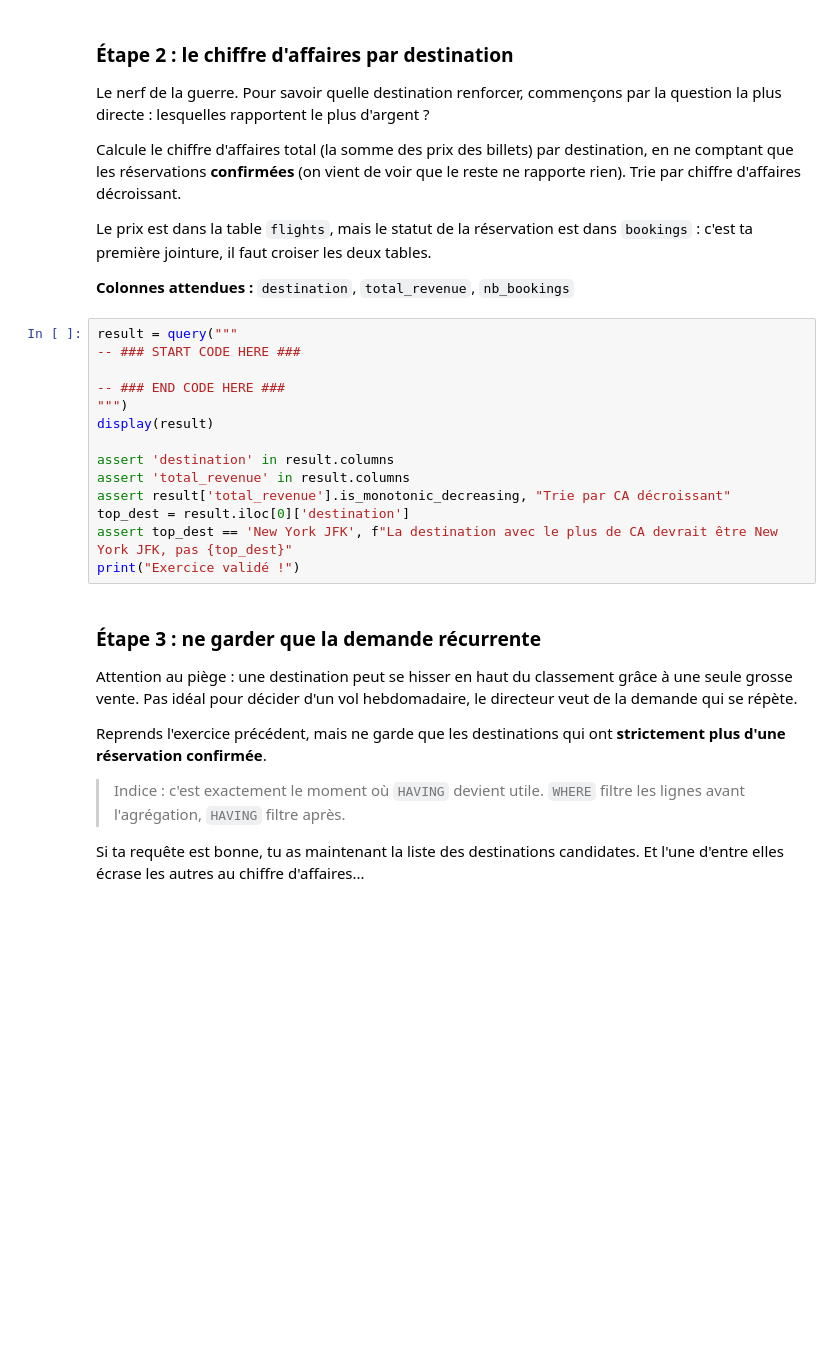
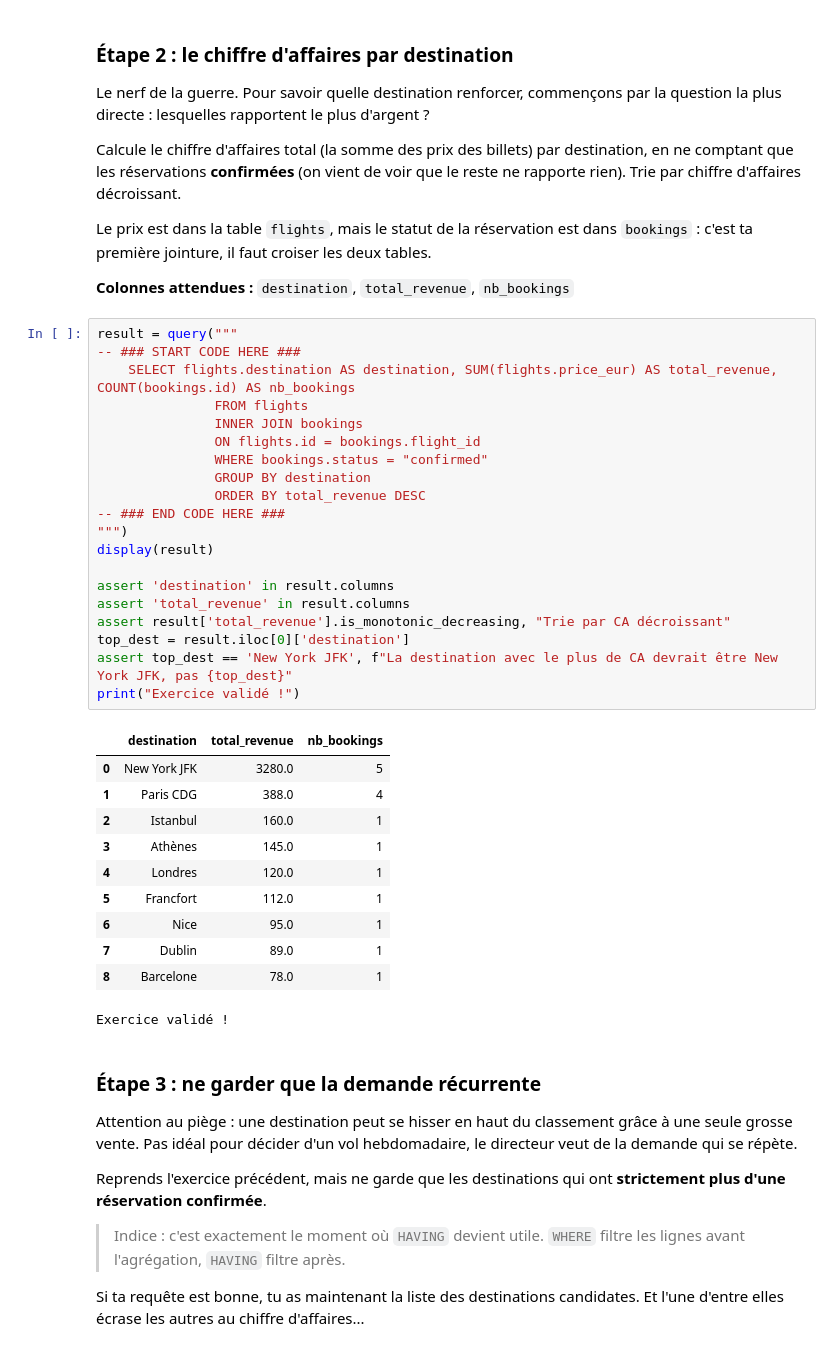
Before and after one commit to smazoyerdatascience/Cahier_Vacances_2026_Machine_Learnia, a Jupyter notebook: Projet_01/projet_01.ipynb, the cells around one changed output. Saved outputs shown, nothing was run; the diff lists cells and outputs as text; blank space fills up the shorter version.

```diff
--- a/Projet_01/projet_01.ipynb
+++ b/Projet_01/projet_01.ipynb
@@ -509,17 +509,35 @@ Le prix est dans la table `flights`, mais le statut de la réservation est dans
 # %%
 result = query("""
 -- ### START CODE HERE ###
-
+    SELECT flights.destination AS destination, SUM(flights.price_eur) AS total_revenue, COUNT(bookings.id) AS nb_bookings
+               FROM flights
+               INNER JOIN bookings
+               ON flights.id = bookings.flight_id
+               WHERE bookings.status = "confirmed"
+               GROUP BY destination
+               ORDER BY total_revenue DESC
 -- ### END CODE HERE ###
 """)
 display(result)
 
 assert 'destination' in result.columns
 assert 'total_revenue' in result.columns
 assert result['total_revenue'].is_monotonic_decreasing, "Trie par CA décroissant"
 top_dest = result.iloc[0]['destination']
 assert top_dest == 'New York JFK', f"La destination avec le plus de CA devrait être New York JFK, pas {top_dest}"
 print("Exercice validé !")
+# %% [output]
+|  | destination | total_revenue | nb_bookings |
+| 0 | New York JFK | 3280.0 | 5 |
+| 1 | Paris CDG | 388.0 | 4 |
+| 2 | Istanbul | 160.0 | 1 |
+| 3 | Athènes | 145.0 | 1 |
+| 4 | Londres | 120.0 | 1 |
+| 5 | Francfort | 112.0 | 1 |
+| 6 | Nice | 95.0 | 1 |
+| 7 | Dublin | 89.0 | 1 |
+| 8 | Barcelone | 78.0 | 1 |
+Exercice validé !
 # %% [markdown]
 ### Étape 3 : ne garder que la demande récurrente
 
```
